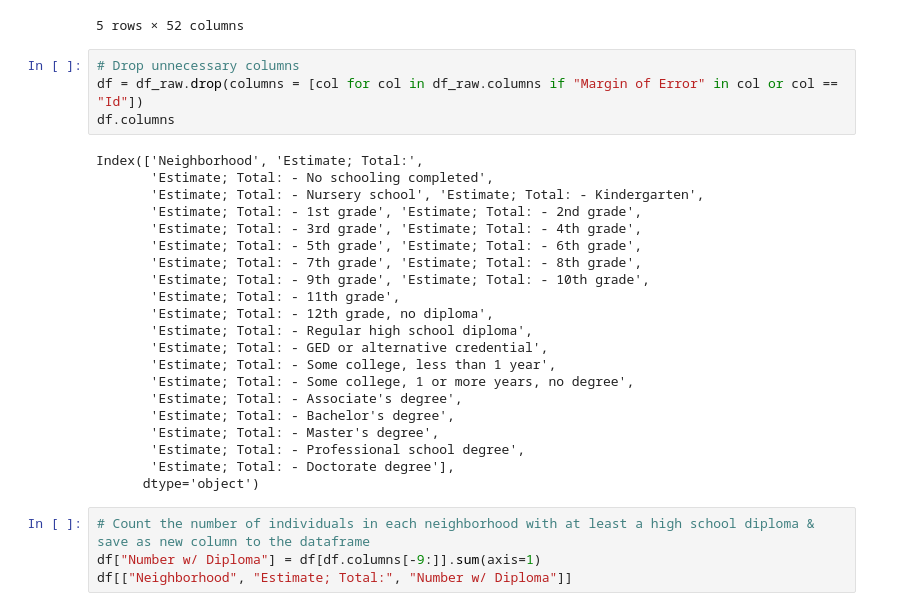
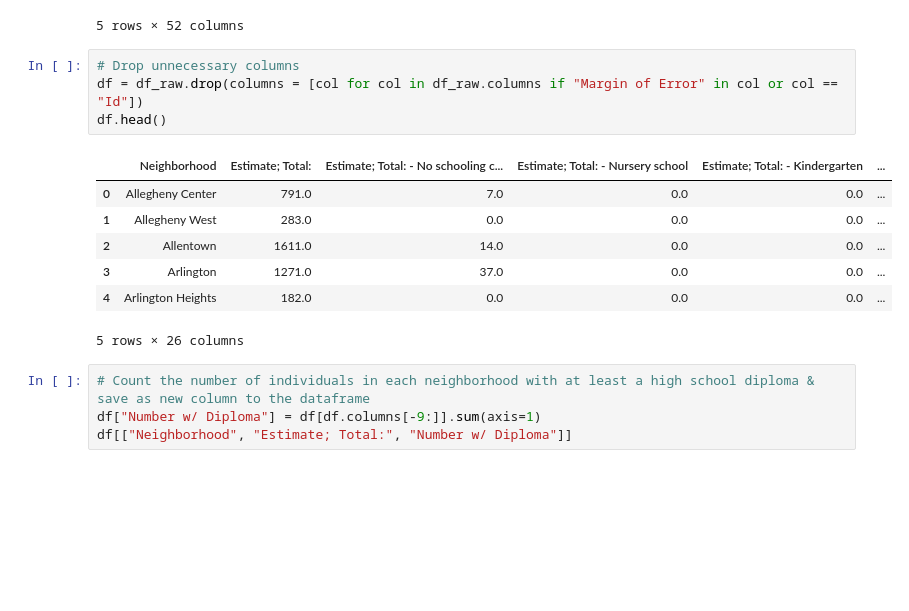
Before and after one commit to ItBeDaKang/CMPINF-0010-Final-Project, a Jupyter notebook: ethan_notebook.ipynb, the cells around one changed output. Saved outputs shown, nothing was run; the diff lists cells and outputs as text; blank space fills up the shorter version.

```diff
--- a/ethan_notebook.ipynb
+++ b/ethan_notebook.ipynb
@@ -19,28 +19,15 @@ df_raw.head()
 # %%
 # Drop unnecessary columns
 df = df_raw.drop(columns = [col for col in df_raw.columns if "Margin of Error" in col or col == "Id"])
-df.columns
+df.head()
 # %% [output]
+|  | Neighborhood | Estimate; Total: | Estimate; Total: - No schooling c... | Estimate; Total: - Nursery school | Estimate; Total: - Kindergarten | ... |
+| 0 | Allegheny Center | 791.0 | 7.0 | 0.0 | 0.0 | ... |
+| 1 | Allegheny West | 283.0 | 0.0 | 0.0 | 0.0 | ... |
+| 2 | Allentown | 1611.0 | 14.0 | 0.0 | 0.0 | ... |
+| 3 | Arlington | 1271.0 | 37.0 | 0.0 | 0.0 | ... |
+| 4 | Arlington Heights | 182.0 | 0.0 | 0.0 | 0.0 | ... |
-Index(['Neighborhood', 'Estimate; Total:',
-       'Estimate; Total: - No schooling completed',
-       'Estimate; Total: - Nursery school', 'Estimate; Total: - Kindergarten',
-       'Estimate; Total: - 1st grade', 'Estimate; Total: - 2nd grade',
-       'Estimate; Total: - 3rd grade', 'Estimate; Total: - 4th grade',
-       'Estimate; Total: - 5th grade', 'Estimate; Total: - 6th grade',
-       'Estimate; Total: - 7th grade', 'Estimate; Total: - 8th grade',
-       'Estimate; Total: - 9th grade', 'Estimate; Total: - 10th grade',
-       'Estimate; Total: - 11th grade',
-       'Estimate; Total: - 12th grade, no diploma',
-       'Estimate; Total: - Regular high school diploma',
-       'Estimate; Total: - GED or alternative credential',
-       'Estimate; Total: - Some college, less than 1 year',
-       'Estimate; Total: - Some college, 1 or more years, no degree',
-       'Estimate; Total: - Associate's degree',
-       'Estimate; Total: - Bachelor's degree',
-       'Estimate; Total: - Master's degree',
-       'Estimate; Total: - Professional school degree',
-       'Estimate; Total: - Doctorate degree'],
-      dtype='object')
+5 rows × 26 columns
 # %%
 # Count the number of individuals in each neighborhood with at least a high school diploma & save as new column to the dataframe
 df["Number w/ Diploma"] = df[df.columns[-9:]].sum(axis=1)
```
Also changed, not shown: 1 other file.
